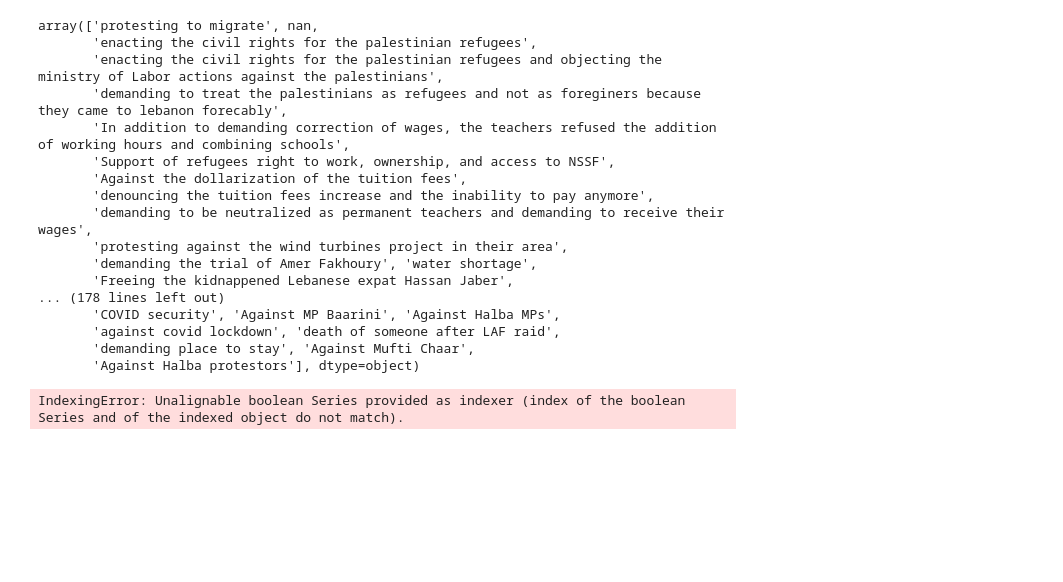
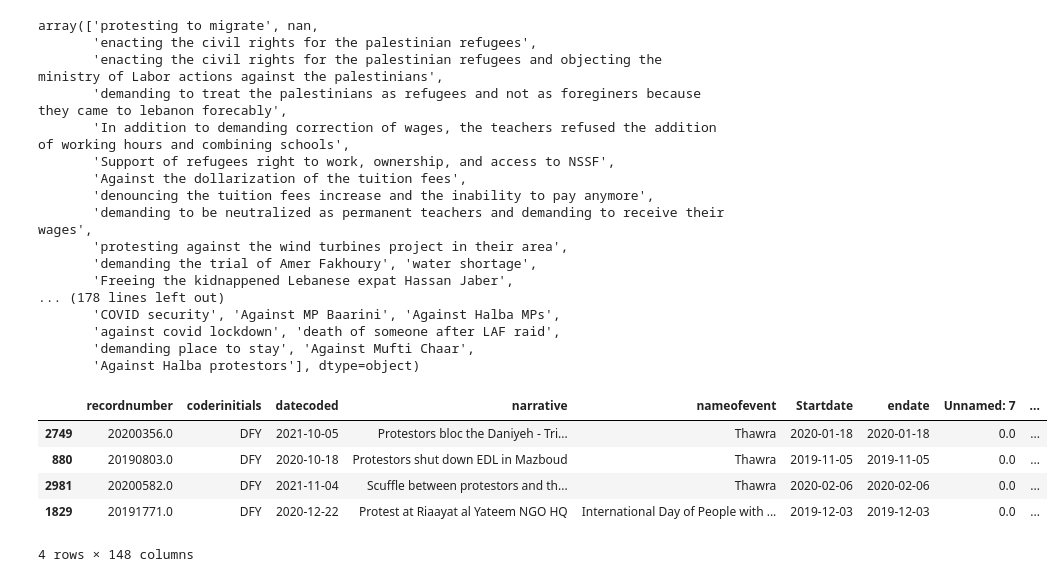
Before and after one commit to NoahDarwich/Leb_analysis, a Jupyter notebook: Notebooks/leb_analysis.ipynb, the cells around one changed output. Cells and saved outputs as stored; diff of their text form; code cells hidden in the pictures; blank space fills up the shorter version.

```diff
--- a/Notebooks/leb_analysis.ipynb
+++ b/Notebooks/leb_analysis.ipynb
@@ -80,7 +80,13 @@ array(['protesting to migrate', nan,
        'against covid lockdown', 'death of someone after LAF raid',
        'demanding place to stay', 'Against Mufti Chaar',
        'Against Halba protestors'], dtype=object)
-# %%
-df[df['demandother'][0:5] =='toadd:'].demandother
-# %% [output]
-IndexingError: Unalignable boolean Series provided as indexer (index of the boolean Series and of the indexed object do not match).
+# %%
+df = pd.read_csv('../Data/modified_Thawra_2019-2020 - Main.csv', header=1)
+df.sample(4)
+# %% [output]
+|  | recordnumber | coderinitials | datecoded | narrative | nameofevent | Startdate | endate | Unnamed: 7 | ... |
+| 2749 | 20200356.0 | DFY | 2021-10-05 | Protestors bloc the Daniyeh - Tri... | Thawra | 2020-01-18 | 2020-01-18 | 0.0 | ... |
+| 880 | 20190803.0 | DFY | 2020-10-18 | Protestors shut down EDL in Mazboud | Thawra | 2019-11-05 | 2019-11-05 | 0.0 | ... |
+| 2981 | 20200582.0 | DFY | 2021-11-04 | Scuffle between protestors and th... | Thawra | 2020-02-06 | 2020-02-06 | 0.0 | ... |
+| 1829 | 20191771.0 | DFY | 2020-12-22 | Protest at Riaayat al Yateem NGO HQ | International Day of People with ... | 2019-12-03 | 2019-12-03 | 0.0 | ... |
+4 rows × 148 columns
```
Also changed, not shown: parts of 2 cells of this notebook.
